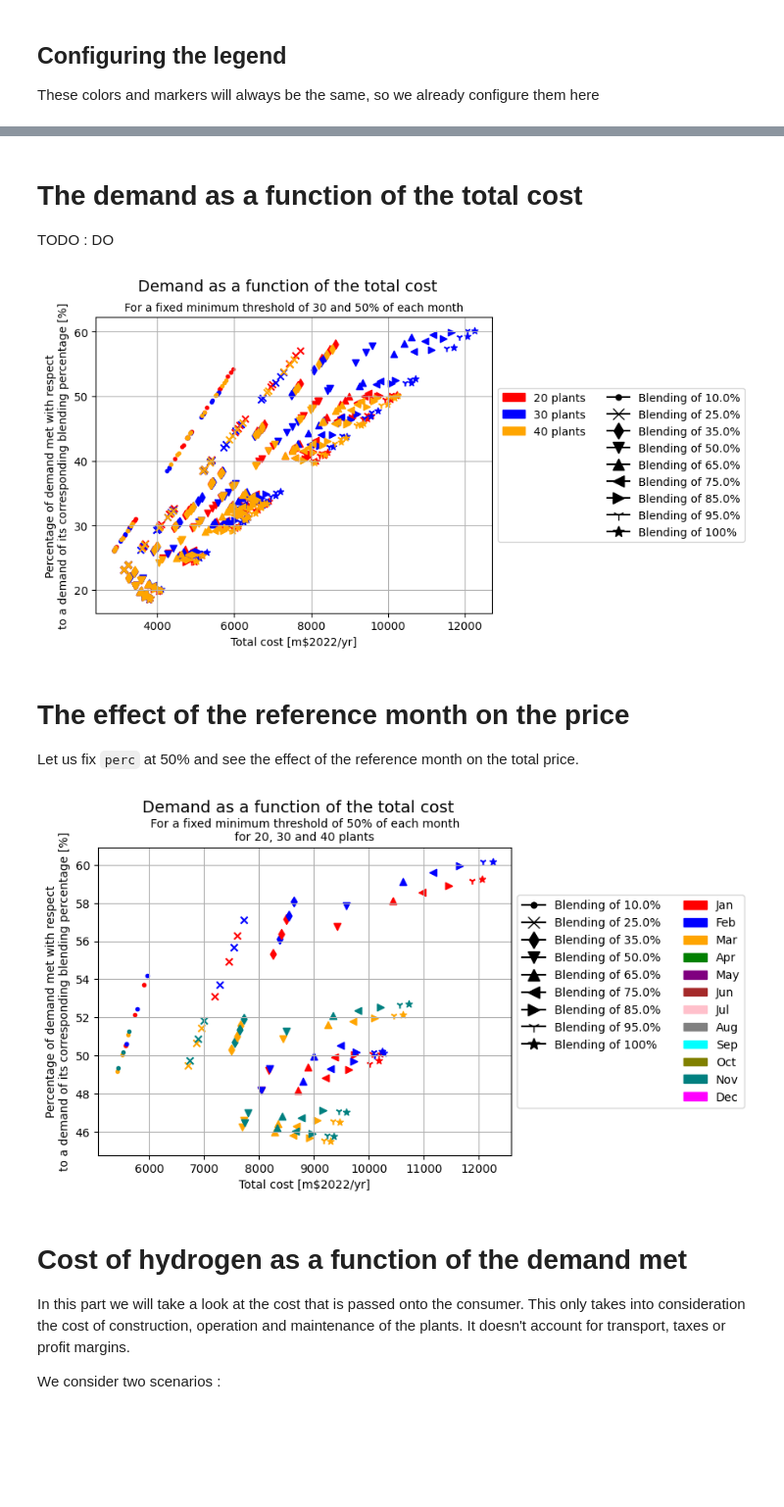
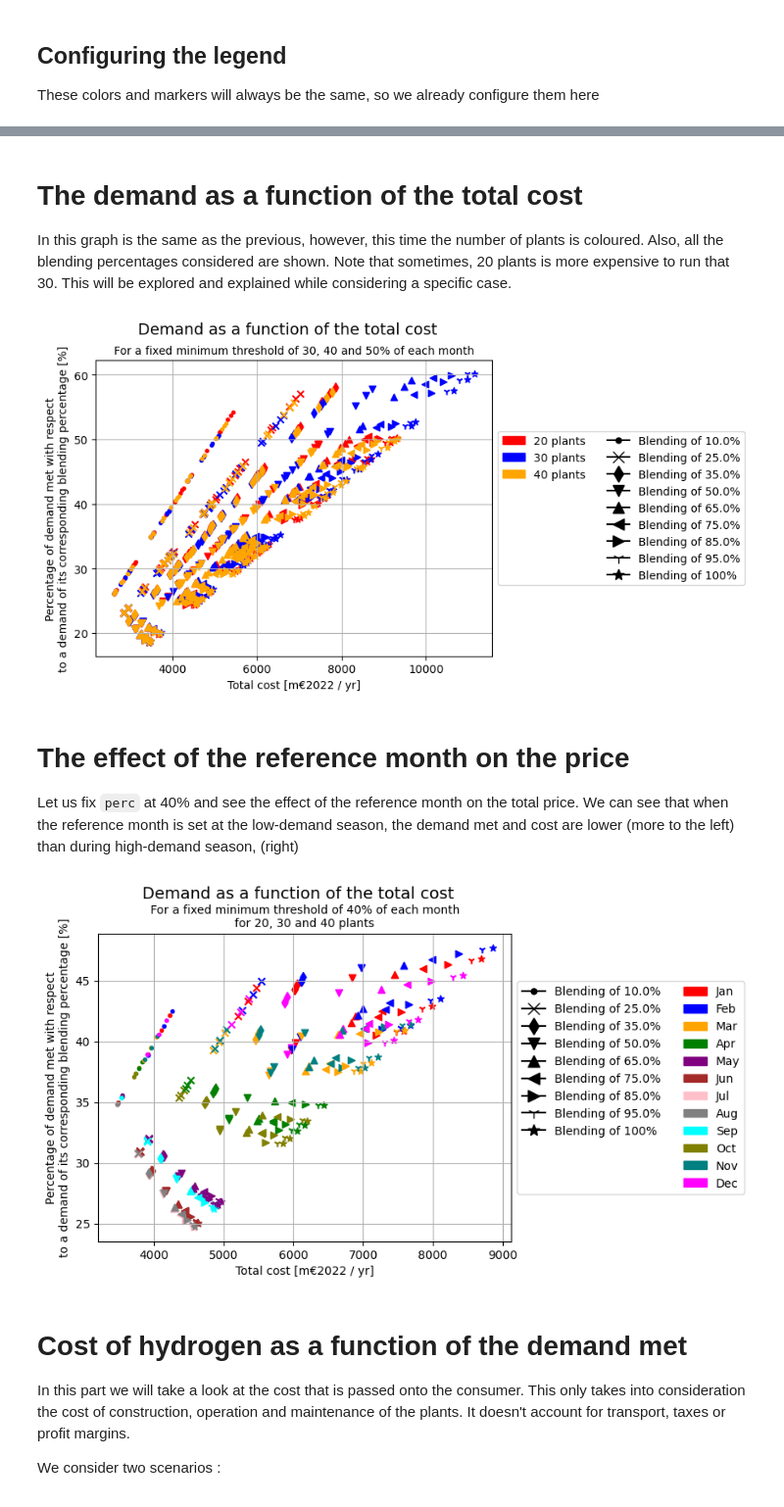
Before and after one commit to DerSpanischGamer/GermanHydrogen, a Jupyter notebook: disaggregator-master/15_Results_analysis.ipynb, the cells around one changed output, grey strips where cells are left out. Shown at 98% size. Cells and saved outputs as stored; diff of their text form; code cells hidden in the pictures; blank space fills up the shorter version.

```diff
--- a/disaggregator-master/15_Results_analysis.ipynb
+++ b/disaggregator-master/15_Results_analysis.ipynb
@@ -763,3 +639,23 @@ NameError: name 'A_PV' is not defined
+# %%
+def USD2EUR(var_USD):
+    """Function to detect the type of variable and change it from USD to EUR
+    Arguments:
+        - var_USD : the variable whose element(s) we whish to exchange into Euros
+
+    Outputs:
+        - The same variable but in Euros
+    """
+    exchange = 0.91
+
+    if isinstance(var_USD, (int, float, str)):
+        return var_USD * exchange
+    elif isinstance(var_USD, list):
+        if all(isinstance(item, list) for item in var_USD):
+            return [[exchange * val for val in val_list] for val_list in var_USD]
+        else:
+            return [exchange * val for val in var_USD]
+    else:
+        return "ERROR"
 # %% [markdown]
 ## Configuring the legend
 
@@ -797,7 +693,8 @@ for index_n, n in enumerate(clusters):
 
     totCAPEX = currentCase["CAPEX"].values
     totOPEX  = currentCase["OPEX"].values
-    TOTEX = [(sum(totCAPEX[i]) + sum(totOPEX[i])) / 1e6 for i in range(len(totCAPEX))]
+
+    TOTEX = USD2EUR([(sum(totCAPEX[i]) + sum(totOPEX[i])) / 1e6 for i in range(len(totCAPEX))])
 
     # ----------------- COMPRESS THE MONTHLY PRODUCTION INTO A SINGLE ARRAY -----------------
 
@@ -825,7 +722,7 @@ for index_n, n in enumerate(clusters):
 plt.suptitle("Demand as a function of the total cost", y=0.98, fontsize=14)
 plt.title('For a fixed minimum threshold of 30, 40 and 50% of each month', fontsize=10)
 
-plt.xlabel("Total cost [m$2022/yr]")
+plt.xlabel("Total cost [m€2022 / yr]")
 plt.ylabel("Percentage of demand met [%]")
 
 # ----------------- CUSTOM LEGEND -----------------
@@ -851,7 +748,7 @@ plt.grid()
 # %% [markdown]
 # The demand as a function of the total cost
 
-TODO : DO
+In this graph is the same as the previous, however, this time the number of plants is coloured. Also, all the blending percentages considered are shown. Note that sometimes, 20 plants is more expensive to run that 30. This will be explored and explained while considering a specific case.
 # %%
 marker_dict = {val: markers[i] for i, val in enumerate(b_values)}
 clusters = [20, 30, 40]
@@ -866,7 +763,8 @@ for index_n, n in enumerate(clusters):
 
     totCAPEX = currentCase["CAPEX"].values
     totOPEX  = currentCase["OPEX"].values
-    TOTEX    = [(sum(totCAPEX[i]) + sum(totOPEX[i])) / 1e6 for i in range(len(totCAPEX))]
+
+    TOTEX    = USD2EUR([(sum(totCAPEX[i]) + sum(totOPEX[i])) / 1e6 for i in range(len(totCAPEX))])
 
     # ----------------- COMPRESS THE MONTHLY PRODUCTION INTO A SINGLE ARRAY -----------------
 
@@ -893,9 +791,9 @@ for index_n, n in enumerate(clusters):
 # ----------------- TITLES -----------------
 
 plt.suptitle("Demand as a function of the total cost", y=0.98, fontsize=14)
-plt.title('For a fixed minimum threshold of 30 and 50% of each month', fontsize=10)
+plt.title('For a fixed minimum threshold of 30, 40 and 50% of each month', fontsize=10)
 
-plt.xlabel("Total cost [m$2022/yr]")
+plt.xlabel("Total cost [m€2022 / yr]")
 plt.ylabel("Percentage of demand met with respect\nto a demand of its corresponding blending percentage [%]")
 
 # ----------------- CUSTOM LEGEND -----------------
@@ -917,18 +815,18 @@ for b, marker in marker_dict.items(): # Shape
 plt.legend(handles=handles, loc='center left', bbox_to_anchor=(1, 0.5), ncol=2)
 plt.grid()
 # %% [output]
-[figure, old version]
+[figure, new version]
 # %% [markdown]
 # The effect of the reference month on the price
 
-Let us fix `perc` at 50% and see the effect of the reference month on the total price.
+Let us fix `perc` at 40% and see the effect of the reference month on the total price. We can see that when the reference month is set at the low-demand season, the demand met and cost are lower (more to the left) than during high-demand season, (right)
 # %%
 colors_dict = {t: colors[t-1] for t in range(1, 13)}
 marker_dict = {val: markers[i] for i, val in enumerate(b_values)}
 
 for index_n, n in enumerate(clusters):
     currentCase = df_plants[(df_plants['n'] == n) &
-                            (df_plants["perc"] == 0.5)]
+                            (df_plants["perc"] == 0.4)]
 
     # ----------------- IMPORT THE VALUES NEEDED -----------------
 
@@ -937,7 +835,8 @@ for index_n, n in enumerate(clusters):
 
     totCAPEX = currentCase["CAPEX"].values
     totOPEX  = currentCase["OPEX"].values
-    TOTEX    = [(sum(totCAPEX[i]) + sum(totOPEX[i])) / 1e6 for i in range(len(totCAPEX))]
+
+    TOTEX    = USD2EUR([(sum(totCAPEX[i]) + sum(totOPEX[i])) / 1e6 for i in range(len(totCAPEX))])
 
     # ----------------- COMPRESS THE MONTHLY PRODUCTION INTO A SINGLE ARRAY -----------------
 
@@ -960,36 +859,36 @@ for index_n, n in enumerate(clusters):
 
     for i in range(len(TOTEX)):
         plt.scatter(TOTEX[i], demand[i], c=assigned_colors[i], marker=assigned_markers[i])
 
 # ----------------- CUSTOM LEGEND -----------------
 handles = []
 
 for b, marker in marker_dict.items(): # Shapes
     handles.append(mlines.Line2D([], [], color='black', marker=marker, markersize=10, label=f"Blending of {100*b}%"))
 
 spacers = ['o'] * 3
 for marker in spacers: # Spacers to have it in two columns
     handles.append(mlines.Line2D([], [], color='w', marker=marker, markersize=10, label=""))
 
 months = ["Jan", "Feb", "Mar", "Apr", "May", "Jun", "Jul", "Aug", "Sep", "Oct", "Nov", "Dec"]
 
 for i, t in enumerate(months): # Colors
     handles.append(mpatches.Patch(color=colors[i], label=t))
 
 # ----------------- TITLES -----------------
 
 plt.suptitle("Demand as a function of the total cost", y=1.0, fontsize=14)
-plt.title('For a fixed minimum threshold of 50% of each month\nfor 20, 30 and 40 plants', fontsize=10)
+plt.title('For a fixed minimum threshold of 40% of each month\nfor 20, 30 and 40 plants', fontsize=10)
 
-plt.xlabel("Total cost [m$2022/yr]")
+plt.xlabel("Total cost [m€2022 / yr]")
 plt.ylabel("Percentage of demand met with respect\nto a demand of its corresponding blending percentage [%]")
 
 # ----------------- PLOT AGAIN -----------------
 
 plt.legend(handles=handles, loc='center left', bbox_to_anchor=(1, 0.5), ncol=2)
 plt.grid()
 # %% [output]
-[figure, old version]
+[figure, new version]
 # %% [markdown]
 # Cost of hydrogen as a function of the demand met
 
```
Also changed, not shown: parts of 44 cells of this notebook.
